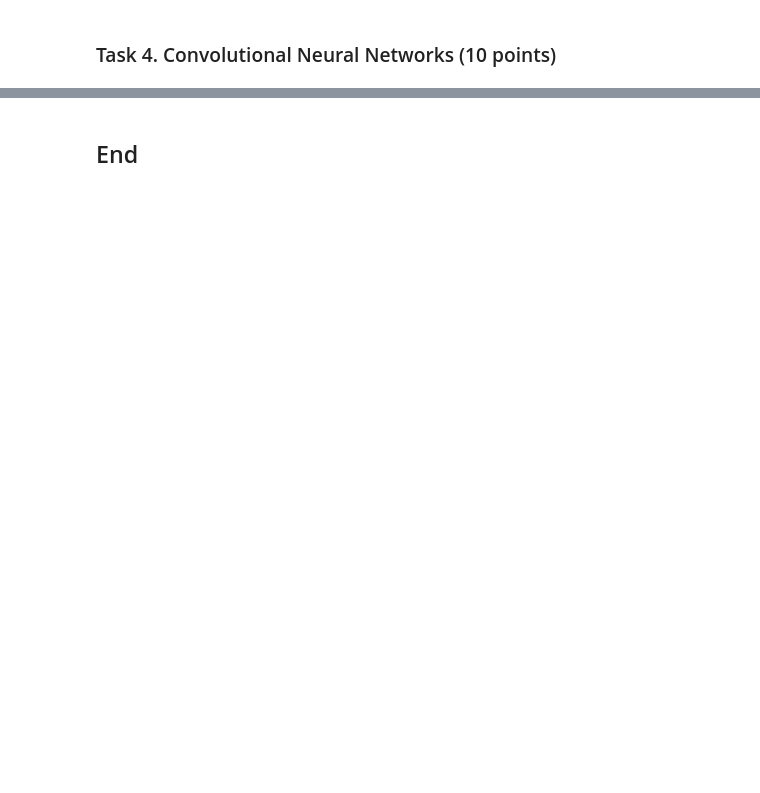
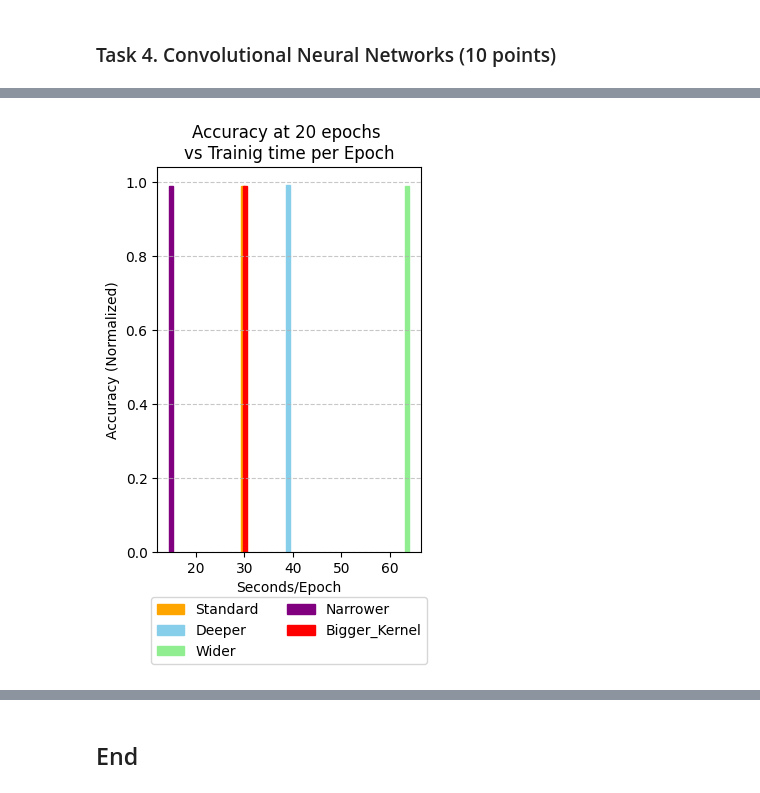
Before and after one commit to Manouil/ffoml, a Jupyter notebook: ga2_2.ipynb, the cells around one changed output, grey strips where cells are left out. Saved outputs shown, nothing was run; the diff lists cells and outputs as text; code cells hidden in the pictures; blank space fills up the shorter version.

```diff
--- a/ga2_2.ipynb
+++ b/ga2_2.ipynb
@@ -694,0 +734,2 @@ x_test = x_test[..., tf.newaxis]
+# %%
+CNN_EPOCHS = 20
@@ -955,0 +1051,17 @@ INFO:tensorflow:Assets written to: ./models/cnn_bigger_kernel\assets
+# %%
+plt.figure(figsize=(3.4, 5))
+
+for times, accuracy, colour, label in zip(cnn_times, cnn_accuracies, cnn_colours, cnn_labels):
+    plt.bar(times, accuracy, color=colour, edgecolor=colour, width=.8, label=label)
+
+
+plt.title("Accuracy at 20 epochs \nvs Trainig time per Epoch")
+plt.xlabel("Seconds/Epoch")
+plt.ylabel("Accuracy (Normalized)")
+plt.legend(loc="upper center", bbox_to_anchor=(0.5, -0.1), ncol=2)
+plt.grid(axis='y', linestyle='--', alpha=0.7)
+
+plt.savefig("./Report LaTeX/plots/plot14.png", dpi=300, bbox_inches='tight')
+plt.show()
+# %% [output]
+[figure, added]
```
Also changed, not shown: parts of 39 cells of this notebook, 30 other files.
